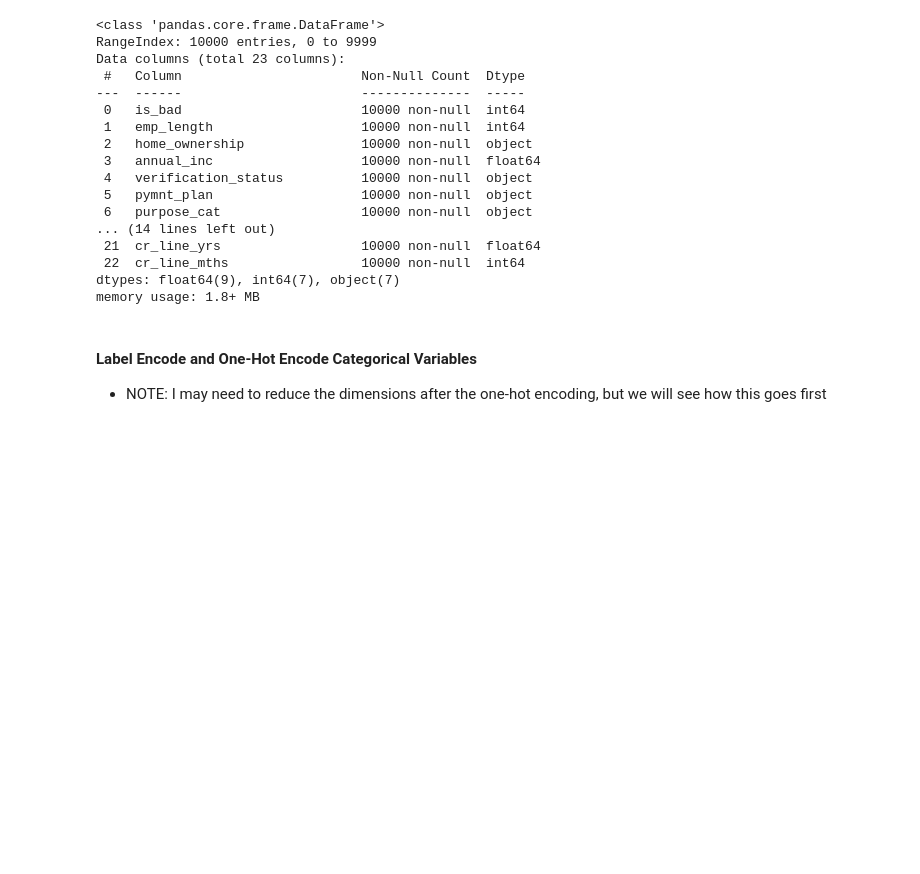
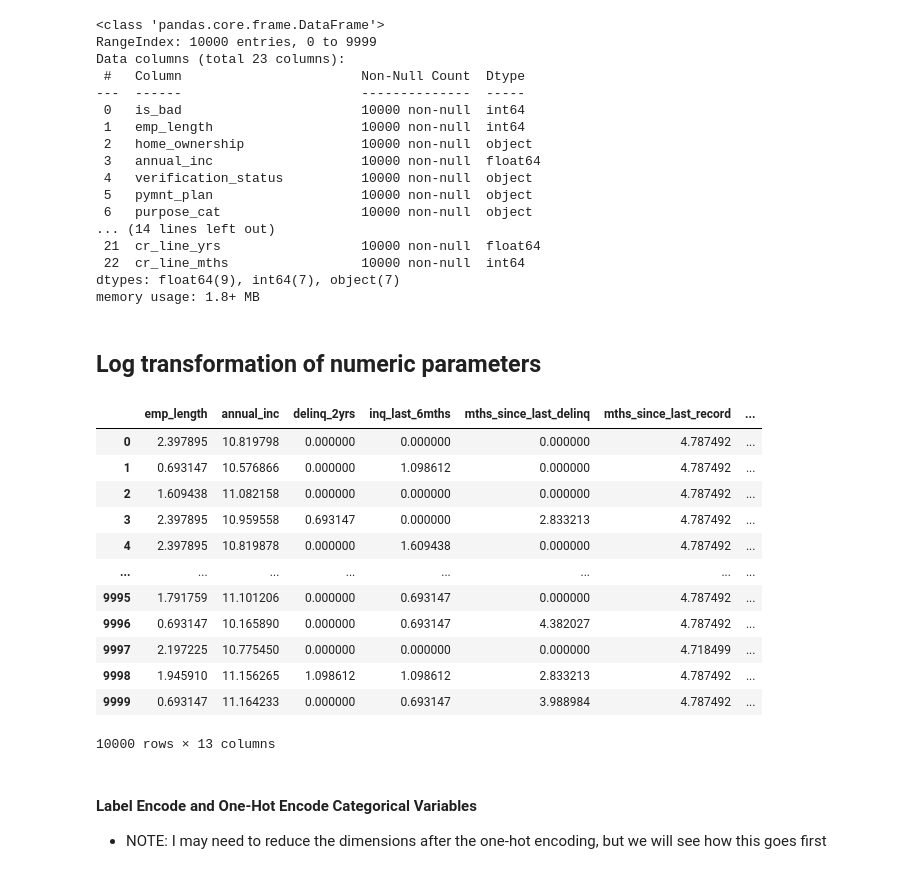
Before and after one commit to ryanrusson/lendingclub, a Jupyter notebook: modeling.ipynb, the cells around one changed output. Cells and saved outputs as stored; diff of their text form; code cells hidden in the pictures; blank space fills up the shorter version.

```diff
--- a/modeling.ipynb
+++ b/modeling.ipynb
@@ -95,3 +95,29 @@ Data columns (total 23 columns):
  22  cr_line_mths                 10000 non-null  int64
 dtypes: float64(9), int64(7), object(7)
 memory usage: 1.8+ MB
+# %% [markdown]
+## Log transformation of numeric parameters
+# %%
+def log_trans(x):
+    return np.log(x+1)
+
+temp_cols = num_cols.copy()
+temp_cols.remove('debt_to_income')
+temp_cols.remove('revol_util')
+
+df[temp_cols] = df[temp_cols].apply(log_trans)
+df[temp_cols]
+# %% [output]
+|  | emp_length | annual_inc | delinq_2yrs | inq_last_6mths | mths_since_last_delinq | mths_since_last_record | ... |
+| 0 | 2.397895 | 10.819798 | 0.000000 | 0.000000 | 0.000000 | 4.787492 | ... |
+| 1 | 0.693147 | 10.576866 | 0.000000 | 1.098612 | 0.000000 | 4.787492 | ... |
+| 2 | 1.609438 | 11.082158 | 0.000000 | 0.000000 | 0.000000 | 4.787492 | ... |
+| 3 | 2.397895 | 10.959558 | 0.693147 | 0.000000 | 2.833213 | 4.787492 | ... |
+| 4 | 2.397895 | 10.819878 | 0.000000 | 1.609438 | 0.000000 | 4.787492 | ... |
+| ... | ... | ... | ... | ... | ... | ... | ... |
+| 9995 | 1.791759 | 11.101206 | 0.000000 | 0.693147 | 0.000000 | 4.787492 | ... |
+| 9996 | 0.693147 | 10.165890 | 0.000000 | 0.693147 | 4.382027 | 4.787492 | ... |
+| 9997 | 2.197225 | 10.775450 | 0.000000 | 0.000000 | 0.000000 | 4.718499 | ... |
+| 9998 | 1.945910 | 11.156265 | 1.098612 | 1.098612 | 2.833213 | 4.787492 | ... |
+| 9999 | 0.693147 | 11.164233 | 0.000000 | 0.693147 | 3.988984 | 4.787492 | ... |
+10000 rows × 13 columns
```
Also changed, not shown: parts of 14 cells of this notebook, 5 other files.
